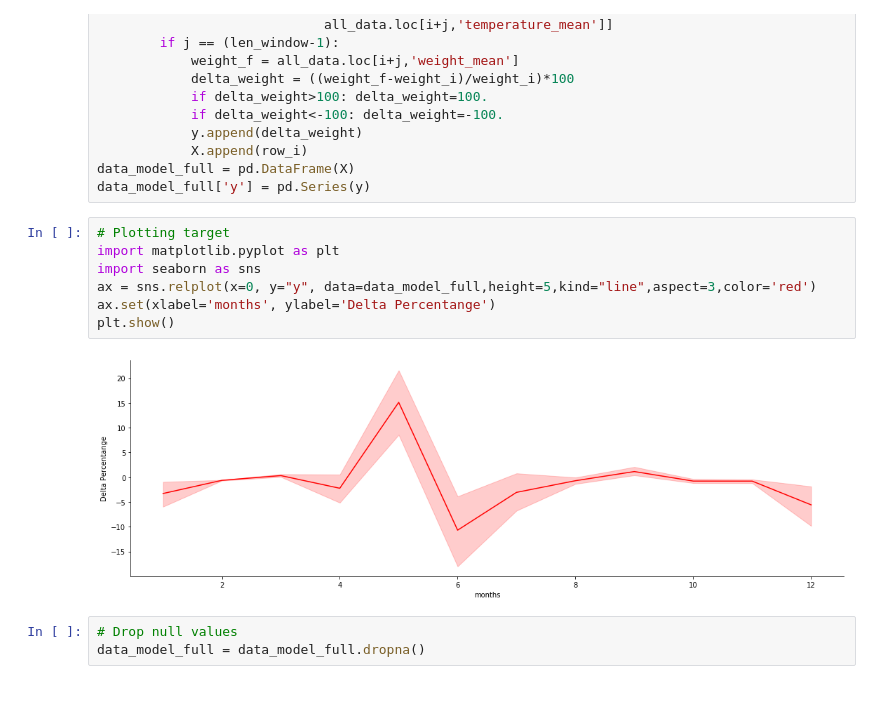
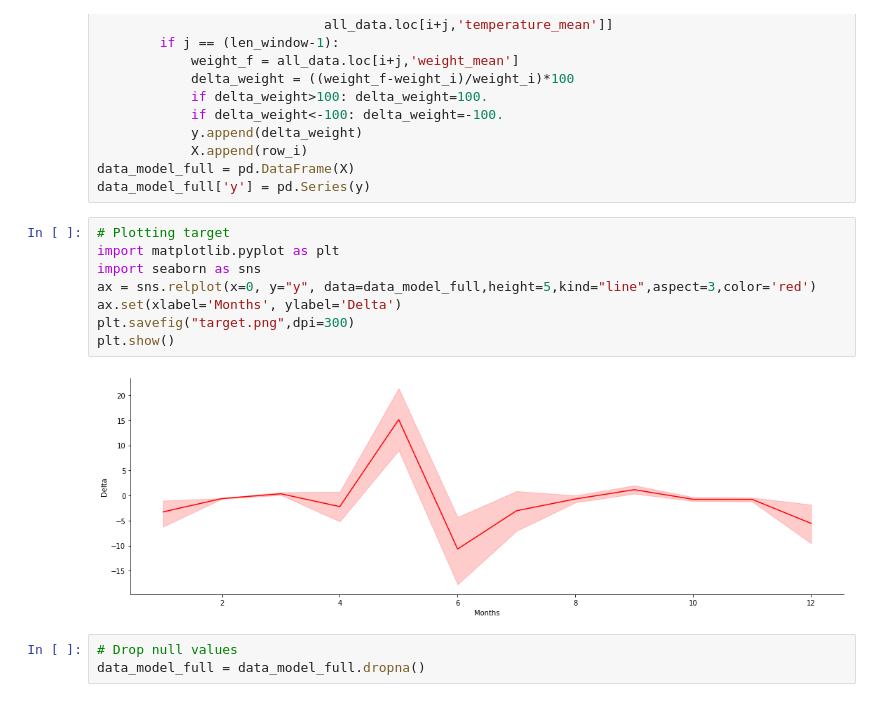
Before and after one commit to opertifelipe/bee_ml, a Jupyter notebook: bee.ipynb, the cells around one changed output. Drawn from its saved outputs; the diff is of its cells as text.

```diff
--- a/bee.ipynb
+++ b/bee.ipynb
@@ -90,12 +90,13 @@ data_model_full['y'] = pd.Series(y)
 # %%
 # Plotting target
 import matplotlib.pyplot as plt
 import seaborn as sns
 ax = sns.relplot(x=0, y="y", data=data_model_full,height=5,kind="line",aspect=3,color='red')
-ax.set(xlabel='months', ylabel='Delta Percentange')
+ax.set(xlabel='Months', ylabel='Delta')
+plt.savefig("target.png",dpi=300)
 plt.show()
 # %% [output]
-[figure, old version]
+[figure, new version]
 # %%
 # Drop null values
 data_model_full = data_model_full.dropna()
```
Also changed, not shown: parts of 4 cells of this notebook.
